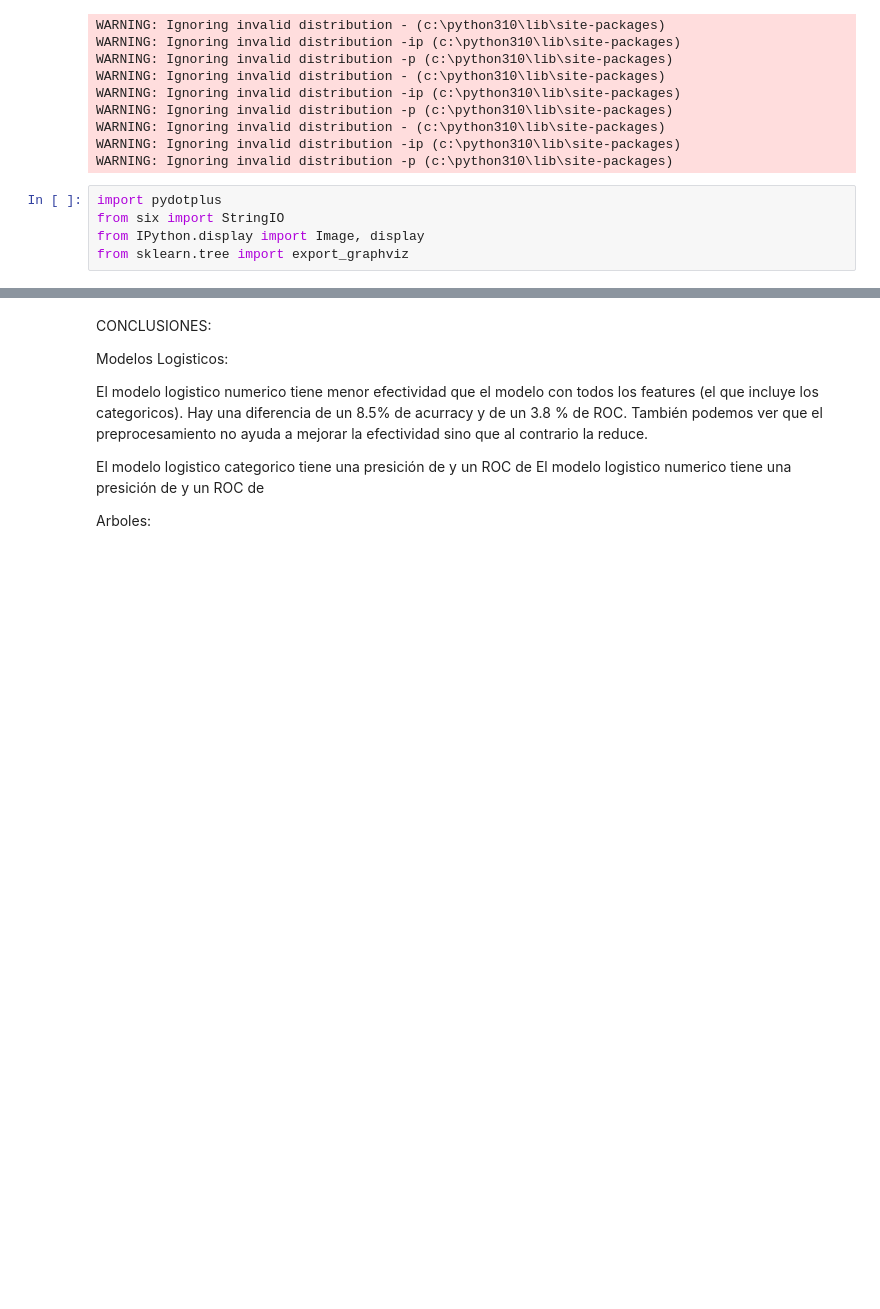
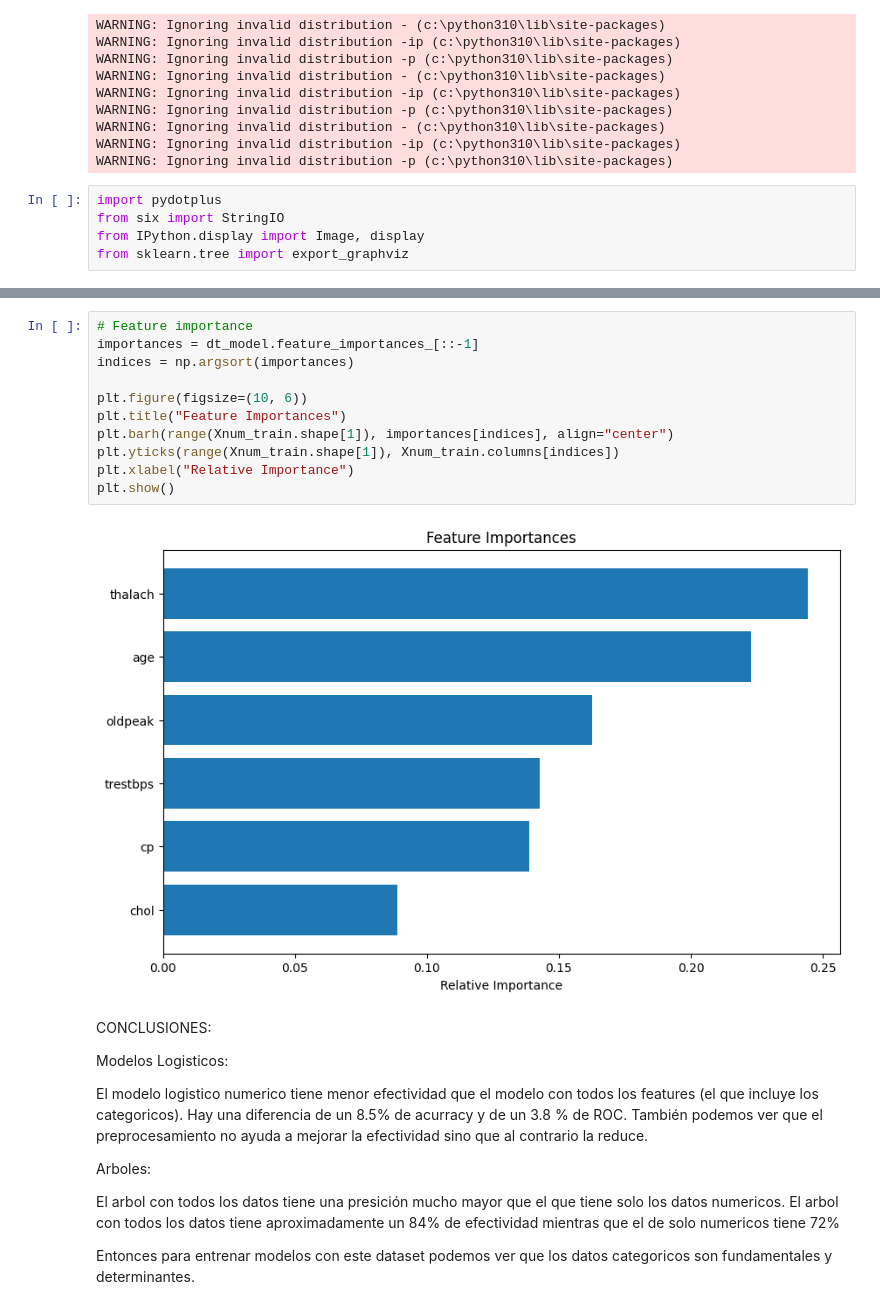
Before and after one commit to gabofrid/trabajos-chona---2024, a Jupyter notebook: trabajo 1/clase.ipynb, the cells around one changed output, grey strips where cells are left out. Saved outputs shown, nothing was run; the diff lists cells and outputs as text; blank space fills up the shorter version.

```diff
--- a/trabajo 1/clase.ipynb
+++ b/trabajo 1/clase.ipynb
@@ -460,3 +510,16 @@ plt.show()
+# %%
+# Feature importance
+importances = dt_model.feature_importances_[::-1]
+indices = np.argsort(importances)
+
+plt.figure(figsize=(10, 6))
+plt.title("Feature Importances")
+plt.barh(range(Xnum_train.shape[1]), importances[indices], align="center")
+plt.yticks(range(Xnum_train.shape[1]), Xnum_train.columns[indices])
+plt.xlabel("Relative Importance")
+plt.show()
+# %% [output]
+[figure, added]
 # %% [markdown]
 CONCLUSIONES:
 
@@ -465,7 +528,9 @@ Modelos Logisticos:
 El modelo logistico numerico tiene menor efectividad que el modelo con todos los features (el que incluye los categoricos).
 Hay una diferencia de un 8.5% de acurracy  y de un 3.8 % de ROC. También podemos ver que el preprocesamiento no ayuda a mejorar la efectividad sino que al contrario la reduce.
 
-El modelo logistico categorico tiene una presición de     y un ROC de
-El modelo logistico numerico tiene una presición de      y un ROC de
+Arboles:
 
-Arboles:
+El arbol con todos los datos tiene una presición mucho mayor que el que tiene solo los datos numericos.
+El arbol con todos los datos tiene aproximadamente un 84% de efectividad mientras que el de solo numericos tiene 72%
+
+Entonces para entrenar modelos con este dataset podemos ver que los datos categoricos son fundamentales y determinantes.
```
Also changed, not shown: parts of 7 cells of this notebook.
